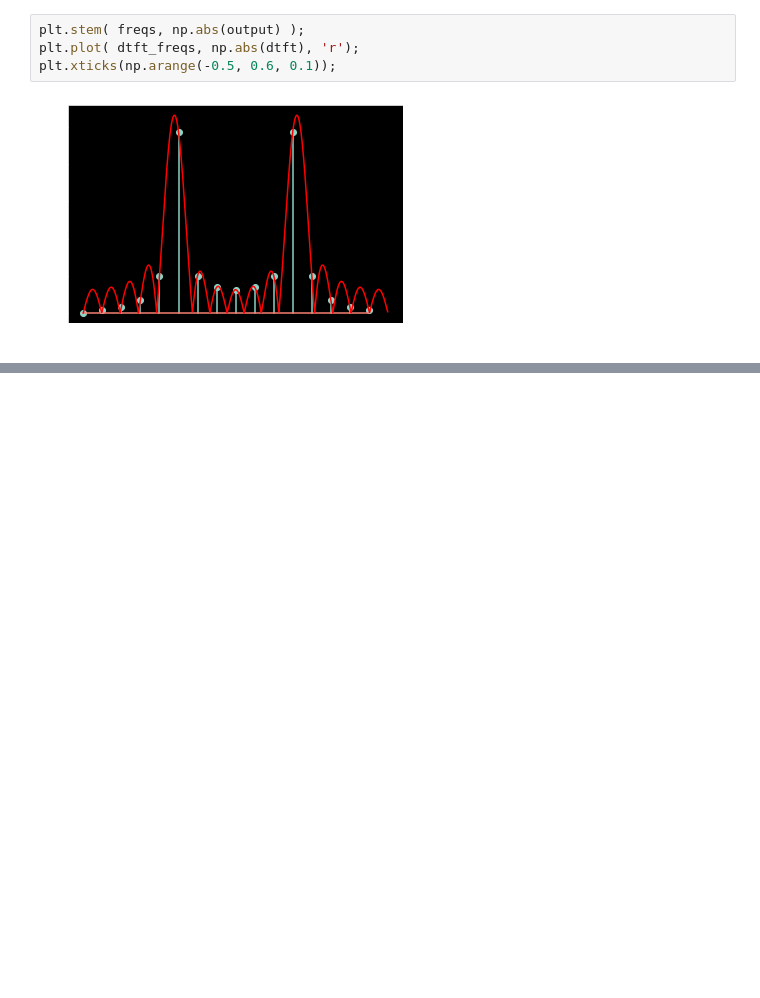
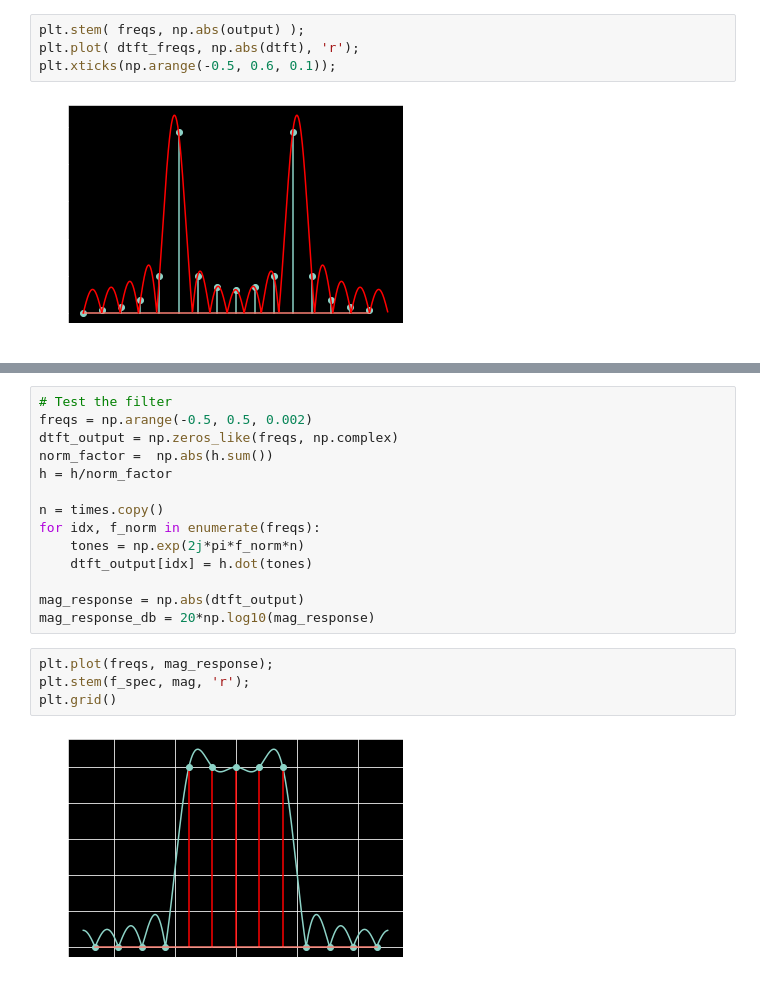
Before and after one commit to mohantyk/srd, a Jupyter notebook: DSP_Chap2.ipynb, the cells around one changed output, grey strips where cells are left out. Cells and saved outputs as stored; diff of their text form; blank space fills up the shorter version.

```diff
--- a/DSP_Chap2.ipynb
+++ b/DSP_Chap2.ipynb
@@ -367,0 +414,20 @@ plt.xticks(np.arange(-0.5, 0.6, 0.1));
+# %%
+# Test the filter
+freqs = np.arange(-0.5, 0.5, 0.002)
+dtft_output = np.zeros_like(freqs, np.complex)
+norm_factor =  np.abs(h.sum())
+h = h/norm_factor
+
+n = times.copy()
+for idx, f_norm in enumerate(freqs):
+    tones = np.exp(2j*pi*f_norm*n)
+    dtft_output[idx] = h.dot(tones)
+
+mag_response = np.abs(dtft_output)
+mag_response_db = 20*np.log10(mag_response)
+# %%
+plt.plot(freqs, mag_response);
+plt.stem(f_spec, mag, 'r');
+plt.grid()
+# %% [output]
+[figure, added]
```
Also changed, not shown: parts of 18 cells of this notebook.
